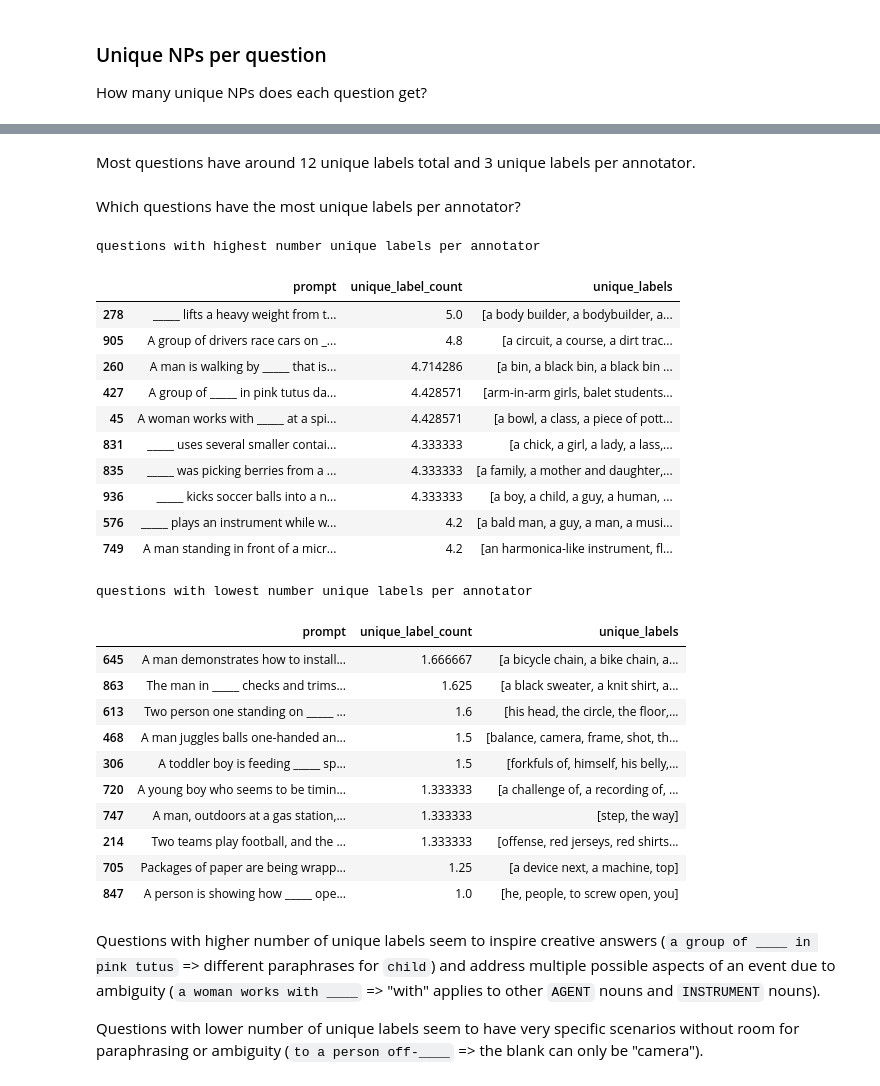
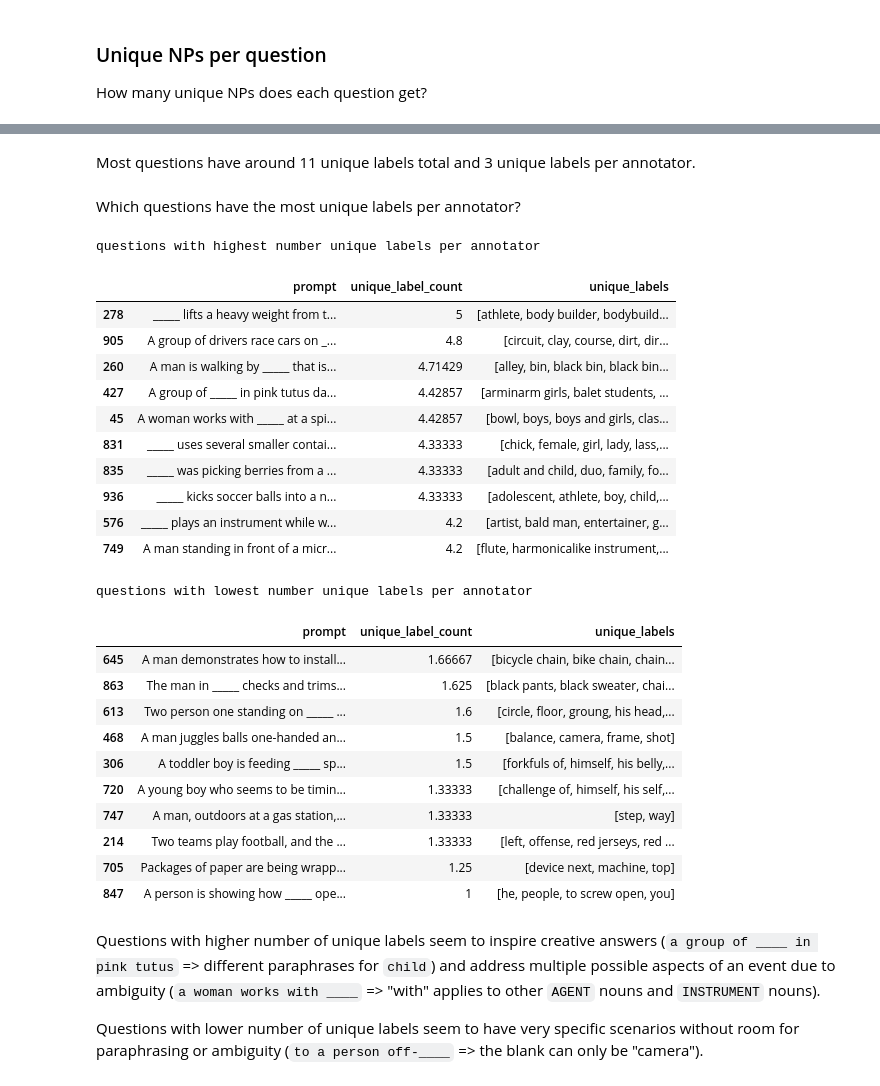
Before and after one commit to MichiganNLP/video-fill-in-the-blank, a Jupyter notebook: notebooks/compute_annotator_statistics.ipynb, the cells around one changed output, grey strips where cells are left out. Cells and saved outputs as stored; diff of their text form; code cells hidden in the pictures.

```diff
--- a/notebooks/compute_annotator_statistics.ipynb
+++ b/notebooks/compute_annotator_statistics.ipynb
@@ -267,14 +255,14 @@ How many unique NPs does each question get?
 # %%
 def get_num_unique_labels_per_annotator(data):
     ## TODO: only include first label from each annotator? some annotators may have included extra words just for bonus
-    data_annotation_label_sets = [set([y.lower() for y in x]) for x in data['additional_answers']]
+    data_annotation_label_sets = [set([y.lower() for y in x]) for x in data['annotations_norm']]
     num_unique_data_annotation_labels = list(map(lambda x: len(x), data_annotation_label_sets))
     mean_unique_data_annotation_labels = np.mean(num_unique_data_annotation_labels)
     return mean_unique_data_annotation_labels
-unique_labels_per_question = list(map(lambda x: list(sorted(set([z.lower() for y in x['additional_answers'] for z in y]))), valid_annotated_data))
+unique_labels_per_question = list(map(lambda x: list(sorted(set([z.lower() for y in x['annotations_norm'] for z in y]))), valid_annotated_data))
 num_unique_labels_per_question = list(map(lambda x: len(x), unique_labels_per_question))
 num_unique_labels_per_question_per_annotator = list(map(lambda x: get_num_unique_labels_per_annotator(x), valid_annotated_data))
-plt.hist(num_unique_labels_per_question){}
+plt.hist(num_unique_labels_per_question)
 plt.xlabel('Number unique labels')
 plt.title('Labels per question')
 plt.show()
@@ -291,47 +279,47 @@ questions have an average of 12.563 +/- 4.393 unique labels
 annotators have an average of 2.704 +/- 0.534 unique labels
 # %% [markdown]
-Most questions have around 12 unique labels total and 3 unique labels per annotator.
+Most questions have around 11 unique labels total and 3 unique labels per annotator.
 # %% [markdown]
 Which questions have the most unique labels per annotator?
 # %%
 pd.set_option('display.max_colwidth', 200)
 question_prompts = list(map(lambda x: x['masked_caption'], valid_annotated_data))
 
 unique_labels_per_question_per_annotator_data = pd.DataFrame([
     question_prompts,
-    unique_labels_per_question_per_annotator,
+    num_unique_labels_per_question_per_annotator,
     unique_labels_per_question,
 ], index=['prompt', 'unique_label_count', 'unique_labels']).transpose()
 unique_labels_per_question_per_annotator_data.sort_values('unique_label_count', inplace=True, ascending=False)
 print('questions with highest number unique labels per annotator')
 display(unique_labels_per_question_per_annotator_data.head(10))
 print('questions with lowest number unique labels per annotator')
 display(unique_labels_per_question_per_annotator_data.tail(10))
 # %% [output]
 questions with highest number unique labels per annotator
 |  | prompt | unique_label_count | unique_labels |
-| 278 | _____ lifts a heavy weight from t... | 5.0 | [a body builder, a bodybuilder, a... |
-| 905 | A group of drivers race cars on _... | 4.8 | [a circuit, a course, a dirt trac... |
-| 260 | A man is walking by _____ that is... | 4.714286 | [a bin, a black bin, a black bin ... |
-| 427 | A group of _____ in pink tutus da... | 4.428571 | [arm-in-arm girls, balet students... |
-| 45 | A woman works with _____ at a spi... | 4.428571 | [a bowl, a class, a piece of pott... |
-| 831 | _____ uses several smaller contai... | 4.333333 | [a chick, a girl, a lady, a lass,... |
-| 835 | _____ was picking berries from a ... | 4.333333 | [a family, a mother and daughter,... |
-| 936 | _____ kicks soccer balls into a n... | 4.333333 | [a boy, a child, a guy, a human, ... |
-| 576 | _____ plays an instrument while w... | 4.2 | [a bald man, a guy, a man, a musi... |
-| 749 | A man standing in front of a micr... | 4.2 | [an harmonica-like instrument, fl... |
+| 278 | _____ lifts a heavy weight from t... | 5 | [athlete, body builder, bodybuild... |
+| 905 | A group of drivers race cars on _... | 4.8 | [circuit, clay, course, dirt, dir... |
+| 260 | A man is walking by _____ that is... | 4.71429 | [alley, bin, black bin, black bin... |
+| 427 | A group of _____ in pink tutus da... | 4.42857 | [arminarm girls, balet students, ... |
+| 45 | A woman works with _____ at a spi... | 4.42857 | [bowl, boys, boys and girls, clas... |
+| 831 | _____ uses several smaller contai... | 4.33333 | [chick, female, girl, lady, lass,... |
+| 835 | _____ was picking berries from a ... | 4.33333 | [adult and child, duo, family, fo... |
+| 936 | _____ kicks soccer balls into a n... | 4.33333 | [adolescent, athlete, boy, child,... |
+| 576 | _____ plays an instrument while w... | 4.2 | [artist, bald man, entertainer, g... |
+| 749 | A man standing in front of a micr... | 4.2 | [flute, harmonicalike instrument,... |
 questions with lowest number unique labels per annotator
 |  | prompt | unique_label_count | unique_labels |
-| 645 | A man demonstrates how to install... | 1.666667 | [a bicycle chain, a bike chain, a... |
-| 863 | The man in _____ checks and trims... | 1.625 | [a black sweater, a knit shirt, a... |
-| 613 | Two person one standing on _____ ... | 1.6 | [his head, the circle, the floor,... |
-| 468 | A man juggles balls one-handed an... | 1.5 | [balance, camera, frame, shot, th... |
+| 645 | A man demonstrates how to install... | 1.66667 | [bicycle chain, bike chain, chain... |
+| 863 | The man in _____ checks and trims... | 1.625 | [black pants, black sweater, chai... |
+| 613 | Two person one standing on _____ ... | 1.6 | [circle, floor, groung, his head,... |
+| 468 | A man juggles balls one-handed an... | 1.5 | [balance, camera, frame, shot] |
 | 306 | A toddler boy is feeding _____ sp... | 1.5 | [forkfuls of, himself, his belly,... |
-| 720 | A young boy who seems to be timin... | 1.333333 | [a challenge of, a recording of, ... |
-| 747 | A man, outdoors at a gas station,... | 1.333333 | [step, the way] |
-| 214 | Two teams play football, and the ... | 1.333333 | [offense, red jerseys, red shirts... |
-| 705 | Packages of paper are being wrapp... | 1.25 | [a device next, a machine, top] |
-| 847 | A person is showing how _____ ope... | 1.0 | [he, people, to screw open, you] |
+| 720 | A young boy who seems to be timin... | 1.33333 | [challenge of, himself, his self,... |
+| 747 | A man, outdoors at a gas station,... | 1.33333 | [step, way] |
+| 214 | Two teams play football, and the ... | 1.33333 | [left, offense, red jerseys, red ... |
+| 705 | Packages of paper are being wrapp... | 1.25 | [device next, machine, top] |
+| 847 | A person is showing how _____ ope... | 1 | [he, people, to screw open, you] |
 # %% [markdown]
 Questions with higher number of unique labels seem to inspire creative answers (`a group of ____ in pink tutus` => different paraphrases for `child`) and address multiple possible aspects of an event due to ambiguity (`a woman works with ____` => "with" applies to other `AGENT` nouns and `INSTRUMENT` nouns).
 
```
Also changed, not shown: parts of 36 cells of this notebook.
